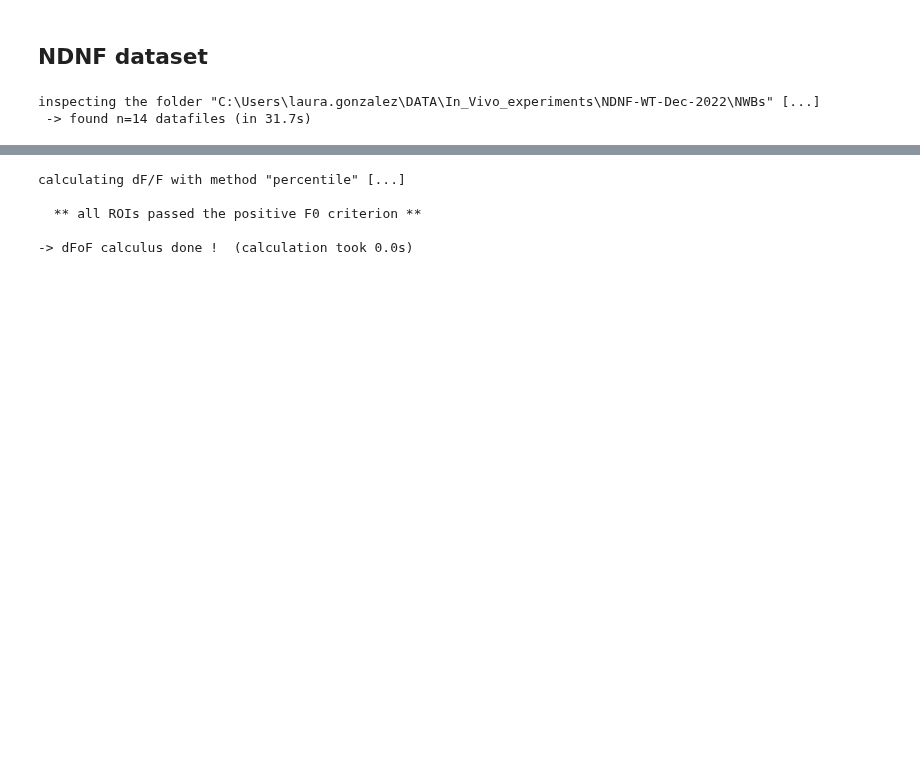
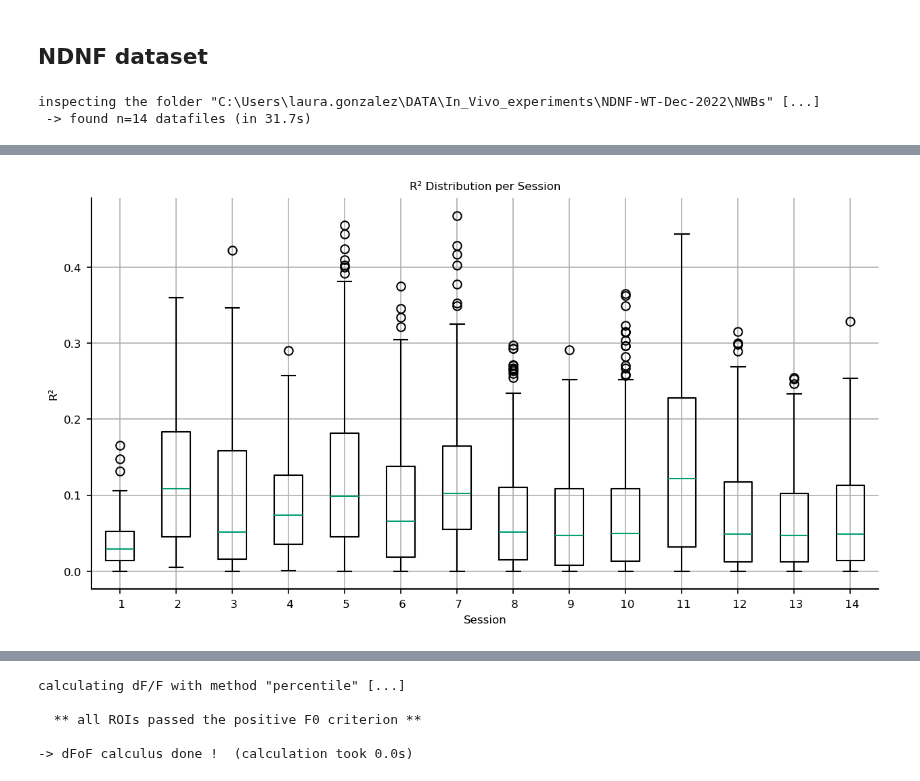
Before and after one commit to LauraGonzalez2000/physion, a Jupyter notebook: notebooks/personalized/Tests.ipynb, the cells around one changed output, grey strips where cells are left out. Drawn from its saved outputs; the diff is of its cells as text; code cells hidden in the pictures; blank space fills up the shorter version.

```diff
--- a/notebooks/personalized/Tests.ipynb
+++ b/notebooks/personalized/Tests.ipynb
@@ -141,0 +162,25 @@ ROI :  111
+# %%
+r_sq_s_all = []
+
+for index in range(len(SESSIONS['files'])):
+    filename = SESSIONS['files'][index]
+    data = Data(filename,
+                verbose=False)
+    data.build_dFoF()
+    data.t_dFoF[-1]
+    data.build_pupil_diameter()
+
+    running_FaceCamera_sampled = data.build_running_speed(specific_time_sampling=data.t_rawFluo)
+    running_dFoF_sampled = data.build_running_speed(specific_time_sampling=data.t_dFoF)
+
+    r_sq_s = []
+
+    for roi_n in range(data.dFoF.shape[0]-1):
+        x= np.array(running_dFoF_sampled).reshape((-1, 1))
+        y= np.array(data.dFoF[roi_n, :])
+        model = LinearRegression()
+        model.fit(x,y)
+        r_sq = model.score(x,y)
+        r_sq_s.append(r_sq)
+
+    r_sq_s_all.append(r_sq_s)
@@ -141,0 +205,11 @@ ROI :  111
+# %%
+plt.figure(figsize=(10, 5))
+plt.boxplot(r_sq_s_all)
+plt.xlabel('Session')
+plt.ylabel('R²')
+plt.title('R² Distribution per Session')
+plt.xticks(ticks=range(1, len(SESSIONS['files'])+1), labels=[f' {i+1}' for i in range(len(SESSIONS['files']))])
+plt.grid(True)
+plt.show()
+# %% [output]
+[figure, added]
```
Also changed, not shown: parts of 6 cells of this notebook, 4 other files.
